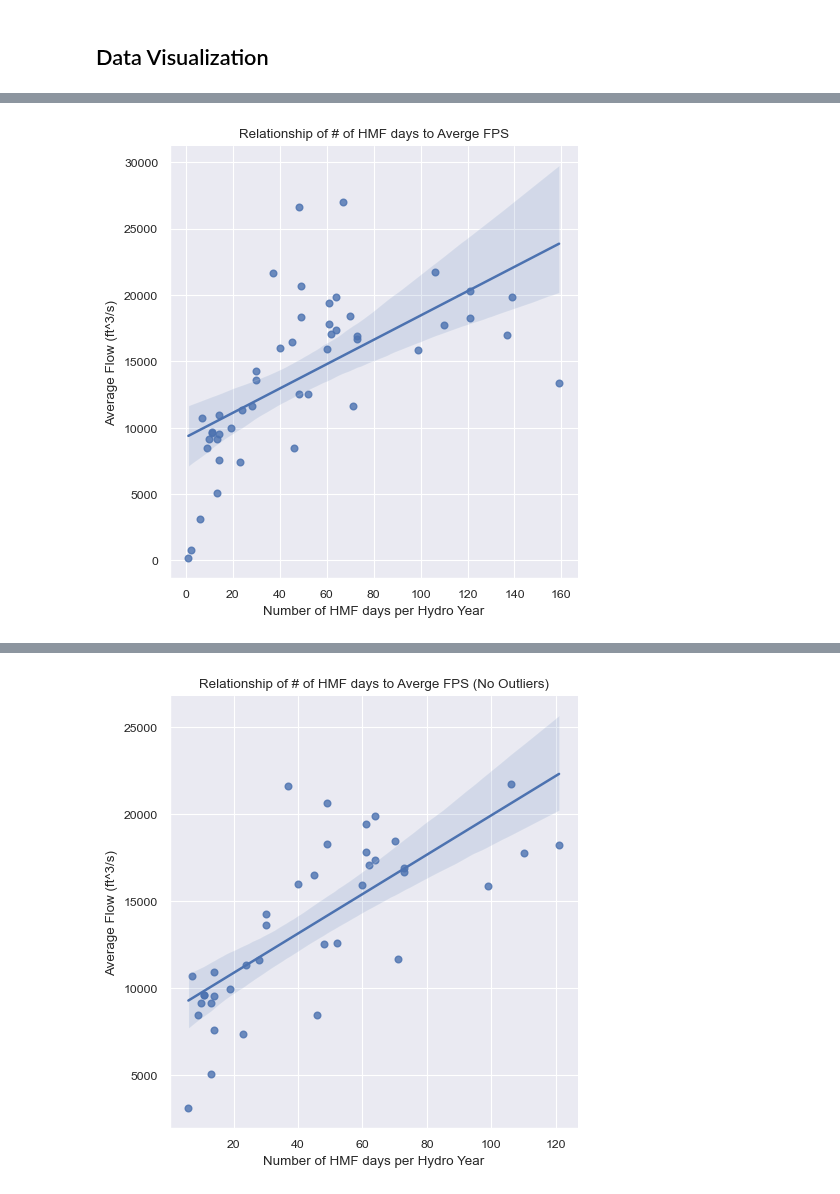
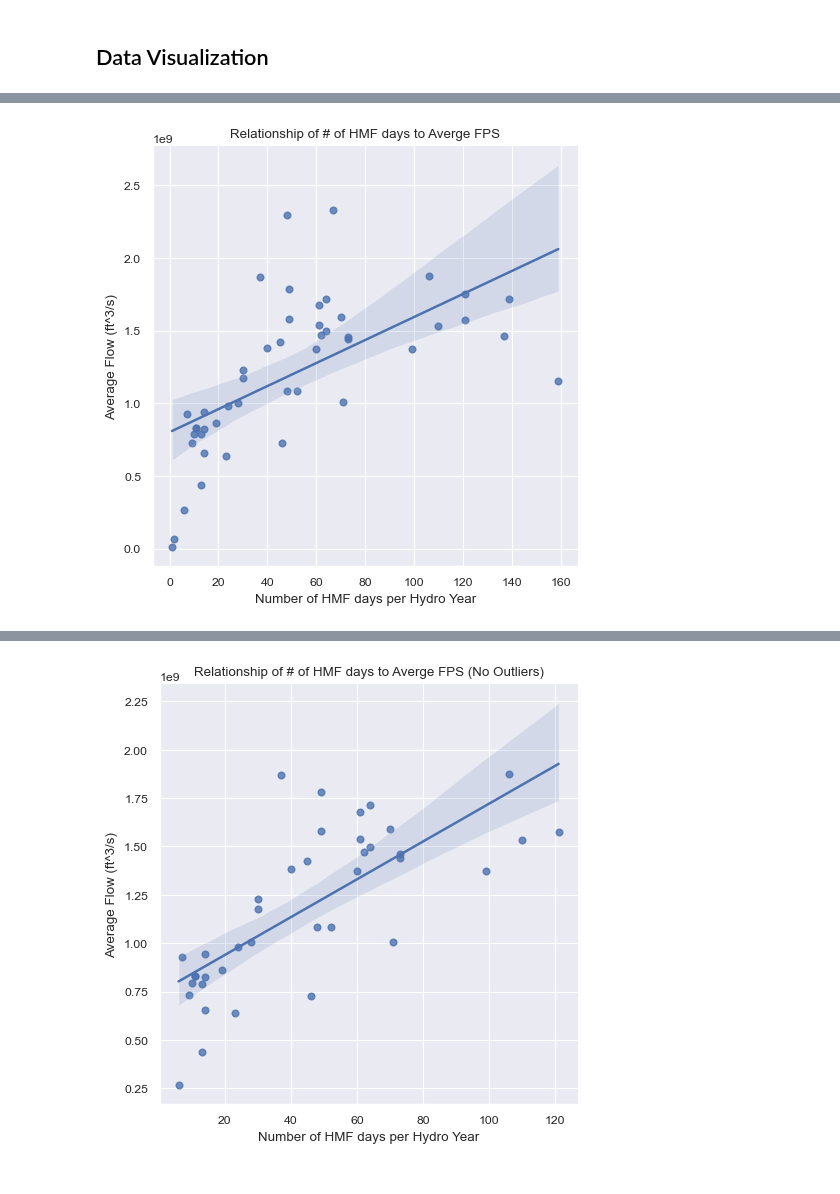
Before and after one commit to AlekWithK/DahlkeLab_LAWR, a Jupyter notebook: site_data.ipynb, the cells around one changed output, grey strips where cells are left out. Saved outputs shown, nothing was run; the diff lists cells and outputs as text; code cells hidden in the pictures.

```diff
--- a/site_data.ipynb
+++ b/site_data.ipynb
@@ -335,8 +335,9 @@ cx.add_basemap(bx, crs=shape.crs)
 # %%
 # Scatter plot looking at correlation between # of HMF days per hydrologic year, and average daily flow
 df = nwis.get_record(sites=curr_guage.id, service=SERVICE, parameterCD=PARAM_CODE, start=curr_guage.mean_start_date, end=curr_guage.mean_end_date)
-hmf_series = df[df['00060_Mean'] > threshold]
-hmf_series = hmf_series['00060_Mean'] - threshold
+threshold = calc_threshold(df, QUANTILE)
+hmf_series = filter_hmf(df, threshold)
+hmf_series = convert_hmf(hmf_series, threshold)
 #hmf_series.to_csv('hmf_series.csv')
 hmf_series = pd.DataFrame(hmf_series)
 #hmf_series.set_index('datetime', inplace=True)
@@ -344,7 +345,7 @@ hmf_series = pd.DataFrame(hmf_series)
 # Aggregate dataframe by total flow per day per hydro year, and # of HMF days per hydro year
 df_results = hmf_series.resample(HYDRO_YEAR).agg({'00060_Mean': ['sum', 'count']})
 df_results.columns = ['Sum', 'Count']
-print(df_results)
+#print(df_results)
 
 # Remove all hydrologic years with no HMF and calculate average FPS/per day
 df_results = df_results[df_results['Count'] != 0]
@@ -405,4 +391,4 @@ datetime
 Rows: 47
 Correlation: 0.6181660900296607
-[figure, old version]
+[figure, new version]
 Rows: 39
@@ -410 +396 @@ Correlation w/No Outliers: 0.7340109778858693
-[figure, old version]
+[figure, new version]
```
Also changed, not shown: parts of 1 cell of this notebook.
